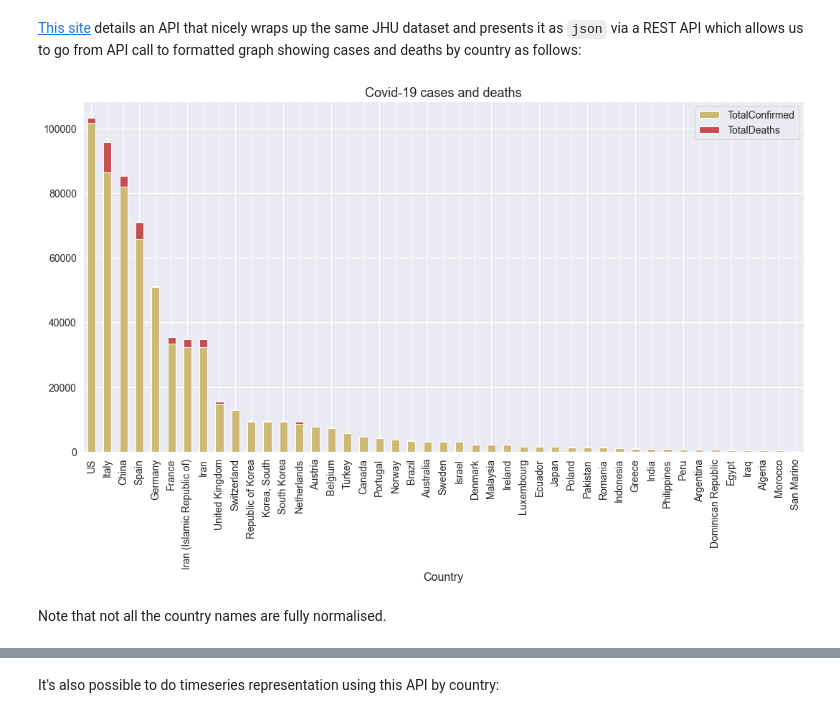
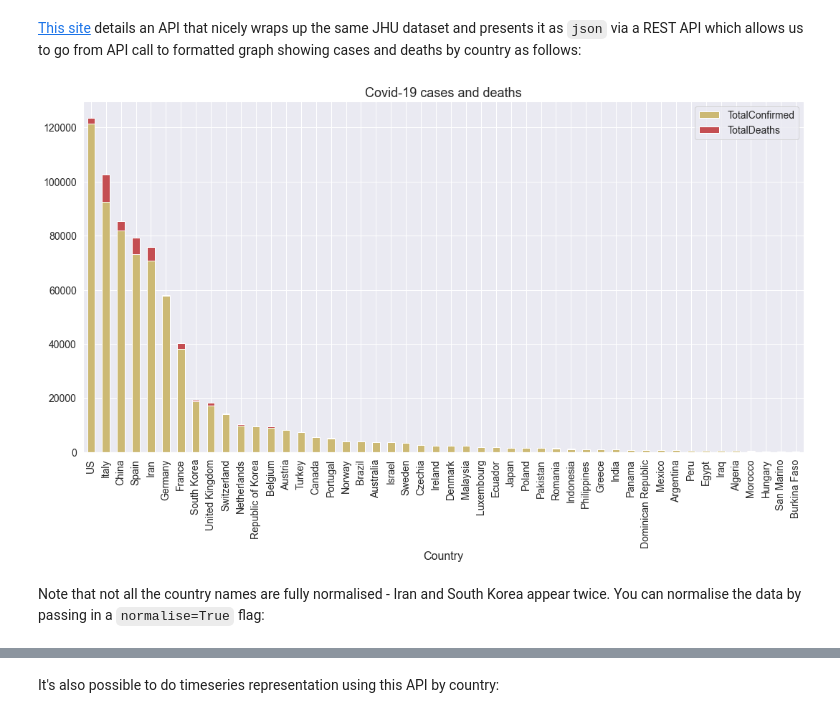
Before and after one commit to malminhas/covid, a Jupyter notebook: index.ipynb, the cells around one changed output, grey strips where cells are left out. Saved outputs shown, nothing was run; the diff lists cells and outputs as text; code cells hidden in the pictures.

```diff
--- a/index.ipynb
+++ b/index.ipynb
@@ -84,14 +91,9 @@ plotCountryTimeSeries(procTimeSeriesDeaths(), ['China', 'Italy', 'US', 'United K
 #### [back](#top-of-covid-notebook)
 # %% [markdown]
 [This site](https://covid19api.com/) details an API that nicely wraps up the same JHU dataset and presents it as `json` via a REST API which allows us to go from API call to formatted graph showing cases and deaths by country as follows:
-# %%
-import requests, pandas as pd
-
-df = pd.DataFrame(requests.get('https://api.covid19api.com/summary').json().get('Countries')).\
-  sort_values(by=['TotalConfirmed'], ascending=False)
-_ = df[df.TotalDeaths > 10].plot(kind='bar', x='Country', y=['TotalConfirmed', 'TotalDeaths'],\
-  color='yr', stacked=True, figsize=(18, 9)).set_title('Covid-19 cases and deaths', size=18)
-# %% [output]
-[figure, removed]
+# %%
+plotCountriesDailyReportFromAPI()
+# %% [output]
+[figure, added]
 # %% [markdown]
-Note that not all the country names are fully normalised.
+Note that not all the country names are fully normalised - Iran and South Korea appear twice.  You can normalise the data by passing in a `normalise=True` flag:
```
Also changed, not shown: parts of 18 cells of this notebook, 11 other files.
